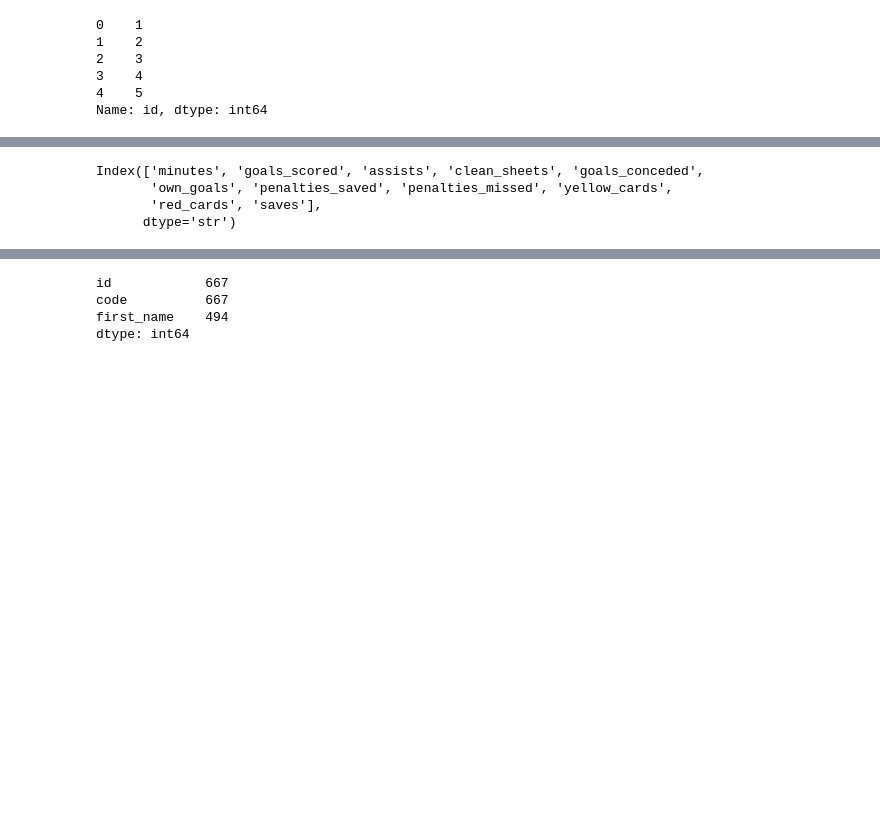
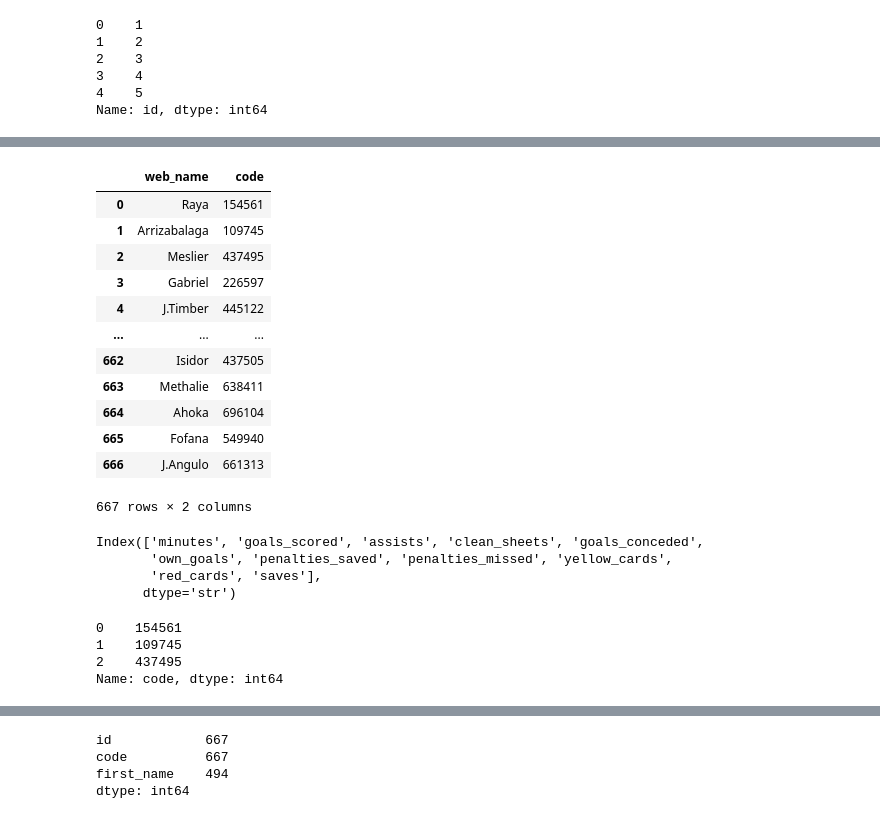
Before and after one commit to omarislam7/Fantasy-PL, a Jupyter notebook: notebooks/01_api_explore.ipynb, the cells around one changed output, grey strips where cells are left out. Saved outputs shown, nothing was run; the diff lists cells and outputs as text; code cells hidden in the pictures; blank space fills up the shorter version.

```diff
--- a/notebooks/01_api_explore.ipynb
+++ b/notebooks/01_api_explore.ipynb
@@ -46,3 +58,19 @@ players[["first_name", "total_points", "now_cost"]].sample(7)
+# %%
+players[['web_name', "code"]]
+# %% [output]
+|  | web_name | code |
+| 0 | Raya | 154561 |
+| 1 | Arrizabalaga | 109745 |
+| 2 | Meslier | 437495 |
+| 3 | Gabriel | 226597 |
+| 4 | J.Timber | 445122 |
+| ... | ... | ... |
+| 662 | Isidor | 437505 |
+| 663 | Methalie | 638411 |
+| 664 | Ahoka | 696104 |
+| 665 | Fofana | 549940 |
+| 666 | J.Angulo | 661313 |
+667 rows × 2 columns
 # %%
 players.columns[50:61]
 # %% [output]
@@ -50,3 +78,10 @@ Index(['minutes', 'goals_scored', 'assists', 'clean_sheets', 'goals_conceded',
        'own_goals', 'penalties_saved', 'penalties_missed', 'yellow_cards',
        'red_cards', 'saves'],
       dtype='str')
+# %%
+players["code"].head(3)
+# %% [output]
+0    154561
+1    109745
+2    437495
+Name: code, dtype: int64
```
Also changed, not shown: parts of 23 cells of this notebook, 2 other files.
